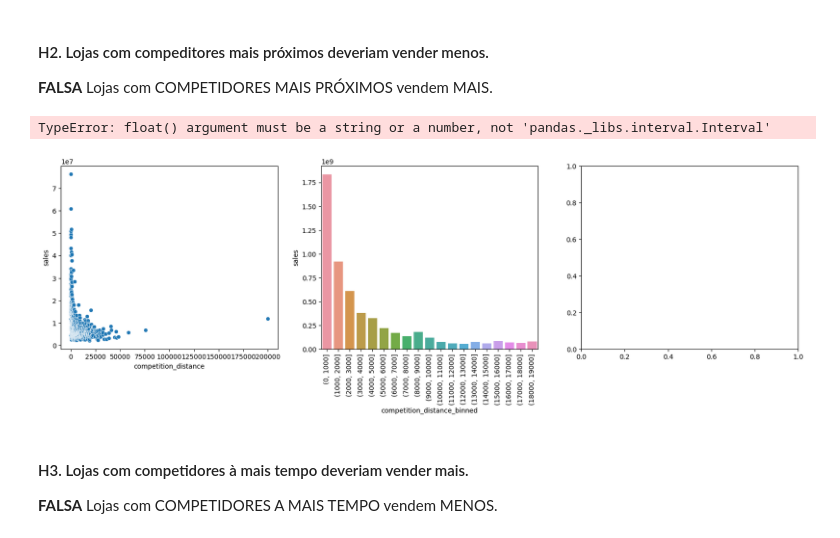
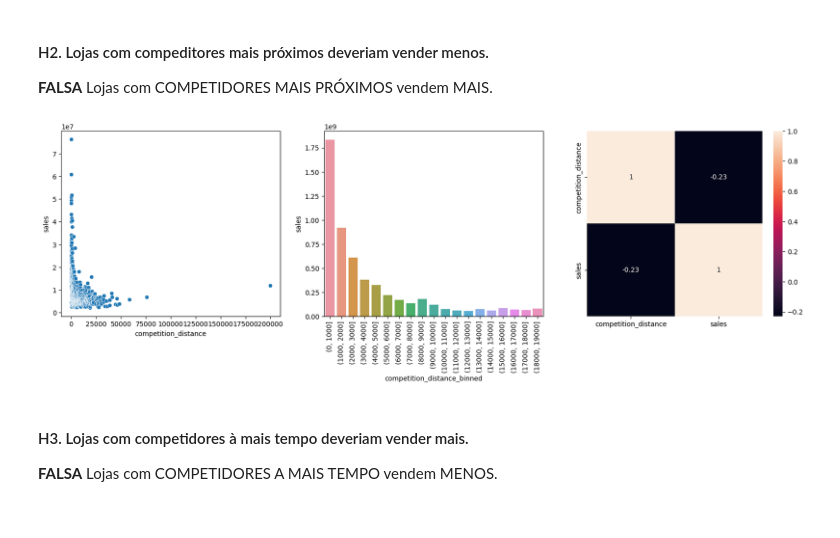
Before and after one commit to Murillonb/DS_em_Producao, a Jupyter notebook: Notebook_final.ipynb, the cells around one changed output. Saved outputs shown, nothing was run; the diff lists cells and outputs as text; code cells hidden in the pictures.

```diff
--- a/Notebook_final.ipynb
+++ b/Notebook_final.ipynb
@@ -529,20 +529,19 @@ aux3.pivot(index='year_week', columns='assortment', values='sales').plot(ax=axs[
 # %%
 aux1 = df4[['competition_distance', 'sales']].groupby('competition_distance').sum().reset_index()
 
 fig, axs = plt.subplots(nrows=1, ncols=3, figsize=(20, 5))
 
 sns.scatterplot(x='competition_distance', y='sales', data=aux1, ax=axs[0]);
 
 bins = list(np.arange(0, 20000, 1000))
 aux1['competition_distance_binned'] = pd.cut(aux1['competition_distance'], bins=bins)
 aux2 = aux1[['competition_distance_binned', 'sales']].groupby('competition_distance_binned').sum().reset_index()
 sns.barplot(x='competition_distance_binned', y='sales', data=aux2, ax=axs[1]);
 axs[1].set_xticklabels(axs[1].get_xticklabels(), rotation=90);
 
-sns.heatmap(aux1.corr(method='pearson'), annot=True);
+sns.heatmap(aux1[['competition_distance', 'sales']].corr(method='pearson'), annot=True);
 # %% [output]
-TypeError: float() argument must be a string or a number, not 'pandas._libs.interval.Interval'
-[figure, old version]
+[figure, new version]
 # %% [markdown]
 #### H3. Lojas com competidores à mais tempo deveriam vender mais.
 **FALSA** Lojas com COMPETIDORES A MAIS TEMPO vendem MENOS.
```
Also changed, not shown: parts of 1 cell of this notebook.
